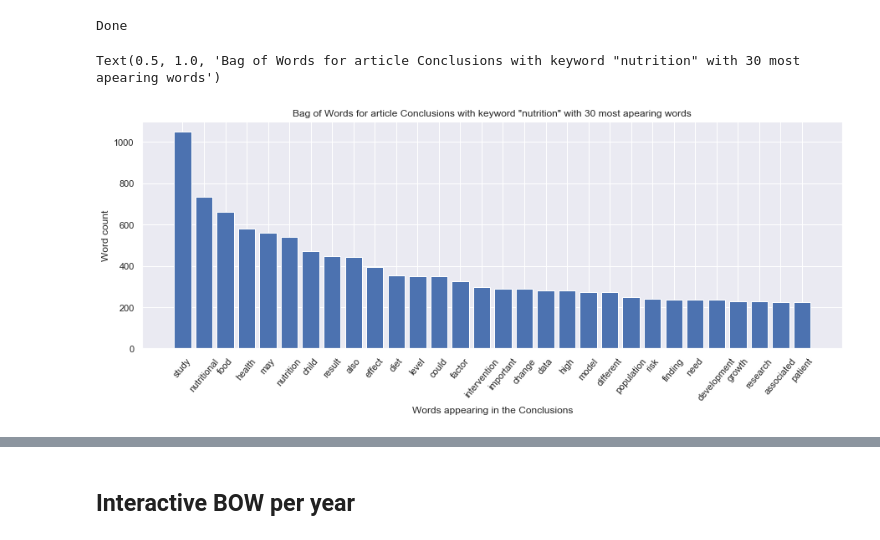
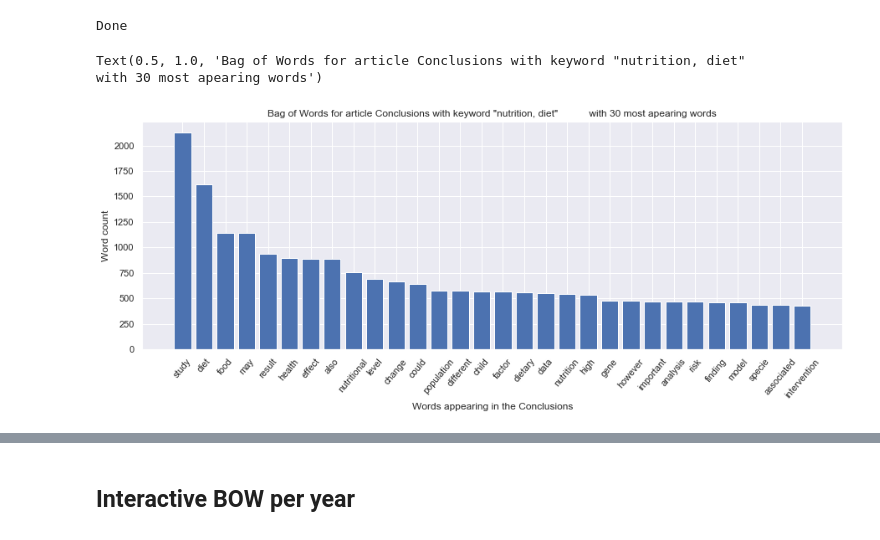
Before and after one commit to jacqpool/academic_consensus, a Jupyter notebook: notebooks/2_exploratory_analysis.ipynb, the cells around one changed output, grey strips where cells are left out. Saved outputs shown, nothing was run; the diff lists cells and outputs as text; code cells hidden in the pictures.

```diff
--- a/notebooks/2_exploratory_analysis.ipynb
+++ b/notebooks/2_exploratory_analysis.ipynb
@@ -58,7 +58,7 @@ InteractiveShell.ast_node_interactivity = 'last'
 corpus = pd.read_csv('../data/interim/corpus_raw.csv', parse_dates=[0])
 # %%
 # Keyword
-keyword = 'nutrition'
+keywords = ['nutrition', 'diet']
 # %%
 # Inspect
 corpus.info()
@@ -217,18 +218,19 @@ Done
 # %%
 # Create Bag Of Words from all tokens
 bow = Counter(tokens_all)
 # Convert dictionary for ease of plotting
 bow_dict = dict(bow.most_common(30))
 # Plot
 plt.figure(figsize=(15,5))
 plt.bar(bow_dict.keys(), bow_dict.values())
 plt.xticks(rotation=50);
 plt.xlabel('Words appearing in the Conclusions')
 plt.ylabel('Word count')
-plt.title('Bag of Words for article Conclusions with keyword "{}" with 30 most apearing words'.format(keyword))
+plt.title('Bag of Words for article Conclusions with keyword "{}" \
+          with 30 most apearing words'.format(', '.join(keywords)))
 # %% [output]
-Text(0.5, 1.0, 'Bag of Words for article Conclusions with keyword "nutrition" with 30 most apearing words')
+Text(0.5, 1.0, 'Bag of Words for article Conclusions with keyword "nutrition, diet"           with 30 most apearing words')
-[figure, old version]
+[figure, new version]
 # %%
 # Create one continuous string of words to use 'wordcloud'
 tokens_all_str = ''
```
Also changed, not shown: parts of 9 cells of this notebook, 3 other files.
